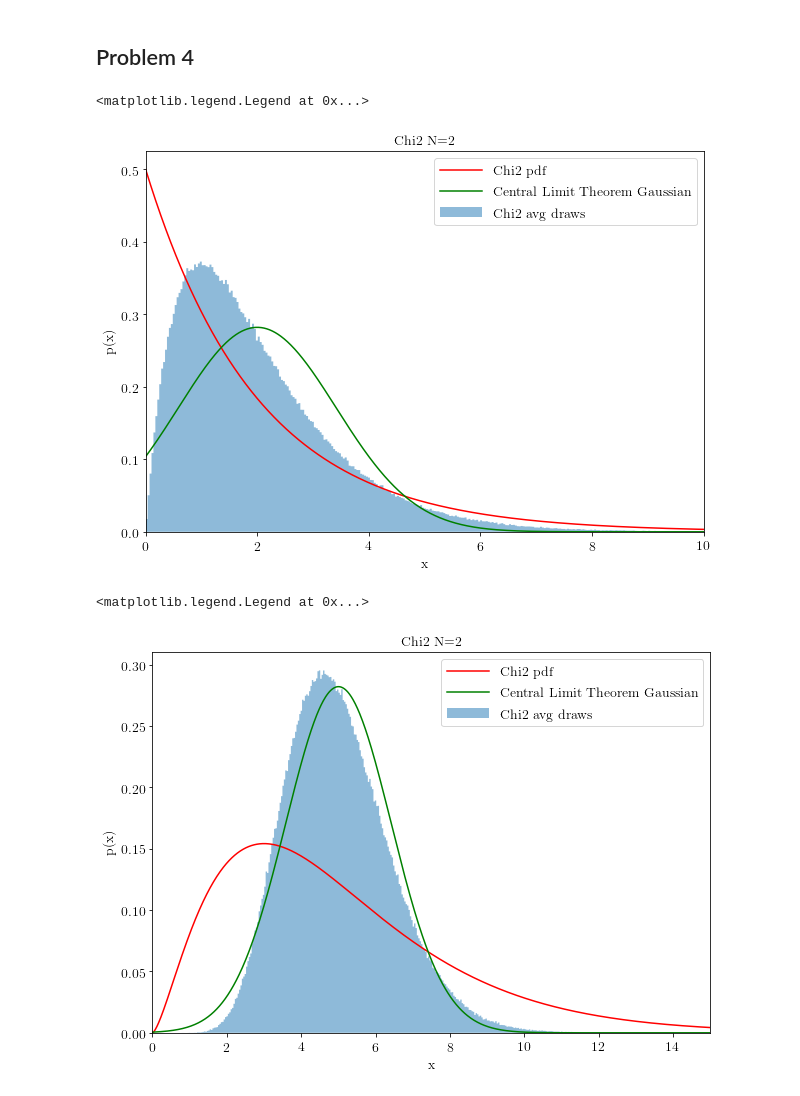
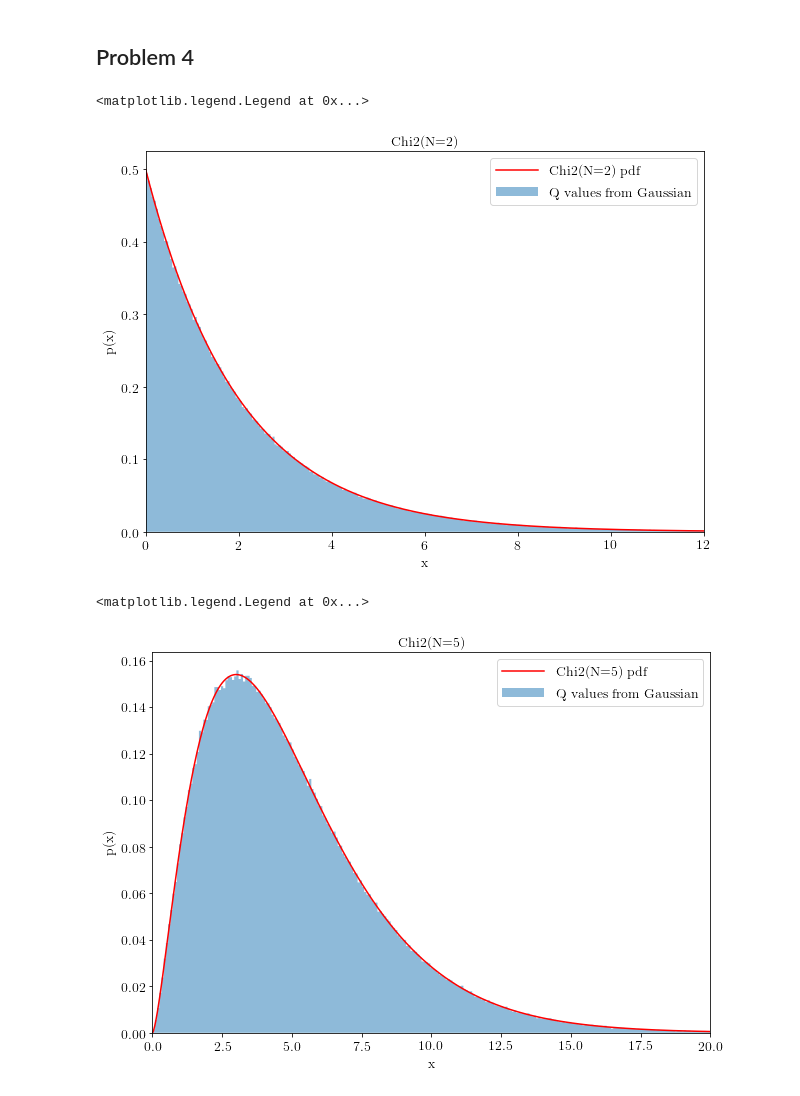
Before and after one commit to PHYST480/homeworks-ejh93, a Jupyter notebook: PHYST480-F18-HW1-ElijahHouse.ipynb, the cells around one changed output. Drawn from its saved outputs; the diff is of its cells as text; code cells hidden in the pictures.

```diff
--- a/PHYST480-F18-HW1-ElijahHouse.ipynb
+++ b/PHYST480-F18-HW1-ElijahHouse.ipynb
@@ -143,61 +139,55 @@ num_draws = 1000000
 # %%
-# generate 2 sets of 1,000,000 draws each
-# draws2 uses average of 2 samples from chi2 distribution for each data point
-# draws5 uses average of 5 samples from chi2 distribution for each data point
-# on my computer, this cell took about 30 minutes to run
-draws2 = np.zeros(num_draws, dtype="float")
-draws5 = np.zeros(num_draws, dtype="float")
+from scipy.special import gamma
+
+num_draws = 1000000
+gauss = norm(loc=0, scale=1)
+Q2 = np.zeros(num_draws, dtype="float")
+Q5 = np.zeros(num_draws, dtype="float")
+
+# generate arrays of Q values for 1,000,000 draws of N=2,5 values each
 for i in np.arange(0, num_draws):
-    draws2[i] = chi2(2).rvs(2).mean()
-    draws5[i] = chi2(5).rvs(5).mean()
+    Q2[i] = np.power( gauss.rvs(2), 2 ).sum()
+    Q5[i] = np.power( gauss.rvs(5), 2 ).sum()
     # print values at (1%, 2%, 3%, ...) progress through loop
     #if (i%(num_draws/100) == 0):
-    #    print(int(i/(num_draws/100)), draws2[i], draws5[i])
+    #    print(int(i/(num_draws/100)), Q2[i], Q5[i])
 # %%
-# calculate N=2 Central Limit Theorem Gaussian values
+# generate Chi^2 distribution
 N = 2
-mu, var = chi2.stats(N, moments='mv')
-sigma = np.sqrt(var)/np.sqrt(N)
-x = np.linspace(0, 10, 1000)
-dist = norm(loc=mu, scale=sigma)
+x = np.linspace(0, 12, 1000)
+chi2 = (1/(np.power(2, N/2.0) * gamma(N/2.0))) * np.power(x, (N/2.0)-1) * np.exp(-x/2.0)
 
 plt.figure(figsize=(10, 7))
-# generate histogram of N=2 draws
-plot = fancyhist(draws2, bins="freedman", density=True, histtype="stepfilled", alpha=0.5, label="Chi2 avg draws")
-# generate pdf of N=2 Chi^2
-plot = plt.plot(x, chi2(N).pdf(x), ls='-', c="red", label="Chi2 pdf")
-# generate pdf of N=2 Central Limit Theorm Gaussian
-plot = plt.plot(x, norm(loc=mu, scale=sigma).pdf(x), ls='-', c="green", label=r"Central Limit Theorem Gaussian")
+# generate histogram of N=2 Q values
+plot = fancyhist(Q2, bins="freedman", density=True, histtype="stepfilled", alpha=0.5, label="Q values from Gaussian")
+# generate pdf of Chi^2(N=2) distribution
+plot = plt.plot(x, chi2, ls='-', c="red", label="Chi2(N={0}) pdf".format(N))
 
 plt.xlabel("x")
 plt.ylabel("p(x)")
-plt.xlim(0, 10)
-plt.title("Chi2  N=2")
+plt.xlim(0, 12)
+plt.title("Chi2(N={0})".format(N))
 plt.legend()
 # %% [output]
 <matplotlib.legend.Legend at 0x...>
-[figure, old version]
+[figure, new version]
 # %%
-# calculate N=5 Central Limit Theorem Gaussian values
+# generate Chi^2 distribution
 N = 5
-mu, var = chi2.stats(N, moments='mv')
-sigma = np.sqrt(var)/np.sqrt(N)
-x = np.linspace(0, 15, 1000)
-dist = norm(loc=mu, scale=sigma)
+x = np.linspace(0, 20, 1000)
+chi2 = (1/(np.power(2, N/2.0) * gamma(N/2.0))) * np.power(x, (N/2.0)-1) * np.exp(-x/2.0)
 
 plt.figure(figsize=(10, 7))
-# generate histogram of N=5 draws
-plot = fancyhist(draws5, bins="freedman", density=True, histtype="stepfilled", alpha=0.5, label="Chi2 avg draws")
-# generate pdf of N=5 Chi^2
-plot = plt.plot(x, chi2(N).pdf(x), ls='-', c="red", label="Chi2 pdf")
-# generate pdf of N=5 Central Limit Theorm Gaussian
-plot = plt.plot(x, norm(loc=mu, scale=sigma).pdf(x), ls='-', c="green", label="Central Limit Theorem Gaussian")
+# generate histogram of N=5 Q values
+plot = fancyhist(Q5, bins="freedman", density=True, histtype="stepfilled", alpha=0.5, label="Q values from Gaussian")
+# generate pdf of Chi^2(N=5) distribution
+plot = plt.plot(x, chi2, ls='-', c="red", label="Chi2(N={0}) pdf".format(N))
 
 plt.xlabel("x")
 plt.ylabel("p(x)")
-plt.xlim(0, 15)
-plt.title("Chi2  N=2")
+plt.xlim(0, 20)
+plt.title("Chi2(N={0})".format(N))
 plt.legend()
 # %% [output]
 <matplotlib.legend.Legend at 0x...>
-[figure, old version]
+[figure, new version]
```
Also changed, not shown: parts of 5 cells of this notebook.
